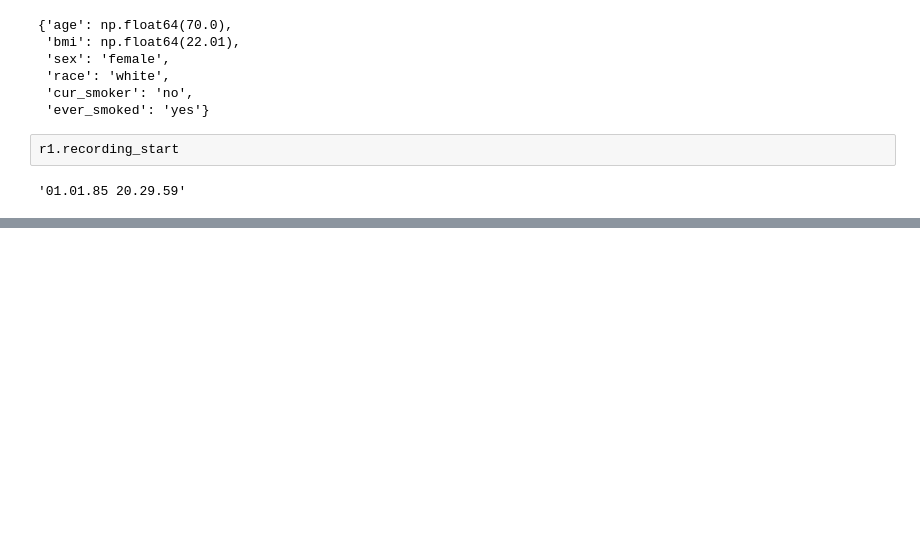
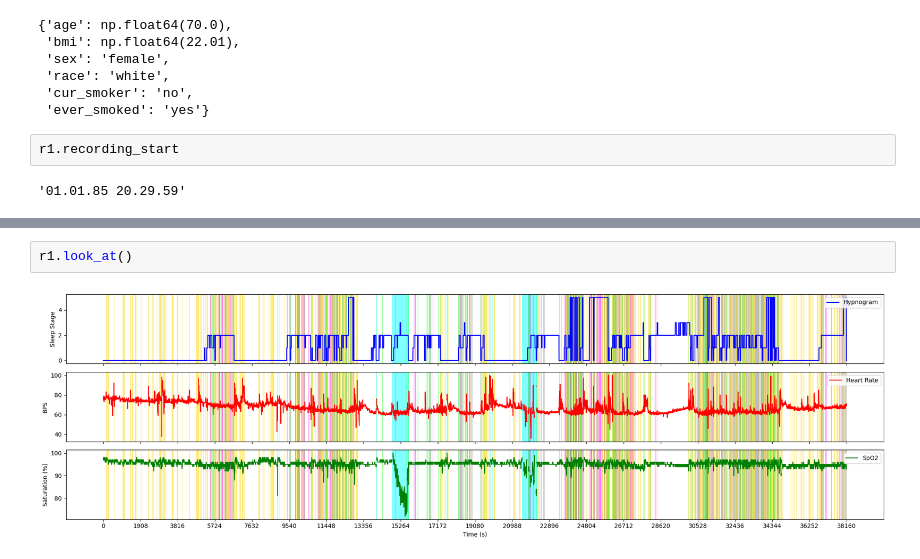
Before and after one commit to JulianBvW/Wearable-Sleep-Event-Detection, a Jupyter notebook: recording_test.ipynb, the cells around one changed output, grey strips where cells are left out. Saved outputs shown, nothing was run; the diff lists cells and outputs as text; blank space fills up the shorter version.

```diff
--- a/recording_test.ipynb
+++ b/recording_test.ipynb
@@ -54,0 +34,4 @@ r1.psg['HR'].plot(figsize=(20, 3))
+# %%
+r1.look_at()
+# %% [output]
+[figure, added]
```
Also changed, not shown: parts of 7 cells of this notebook, 1 other file.
